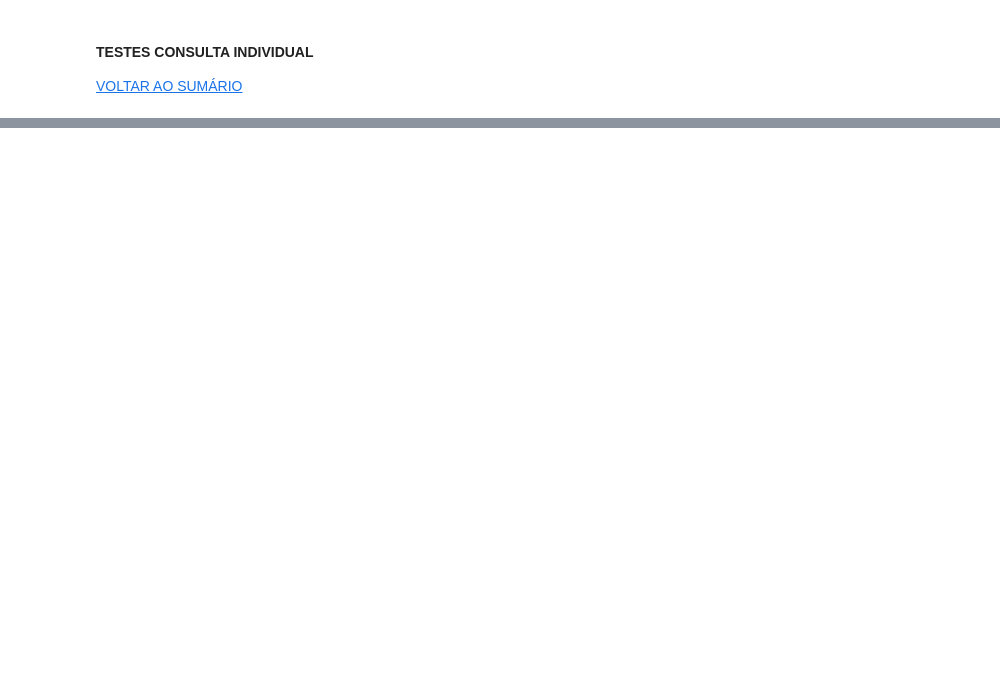
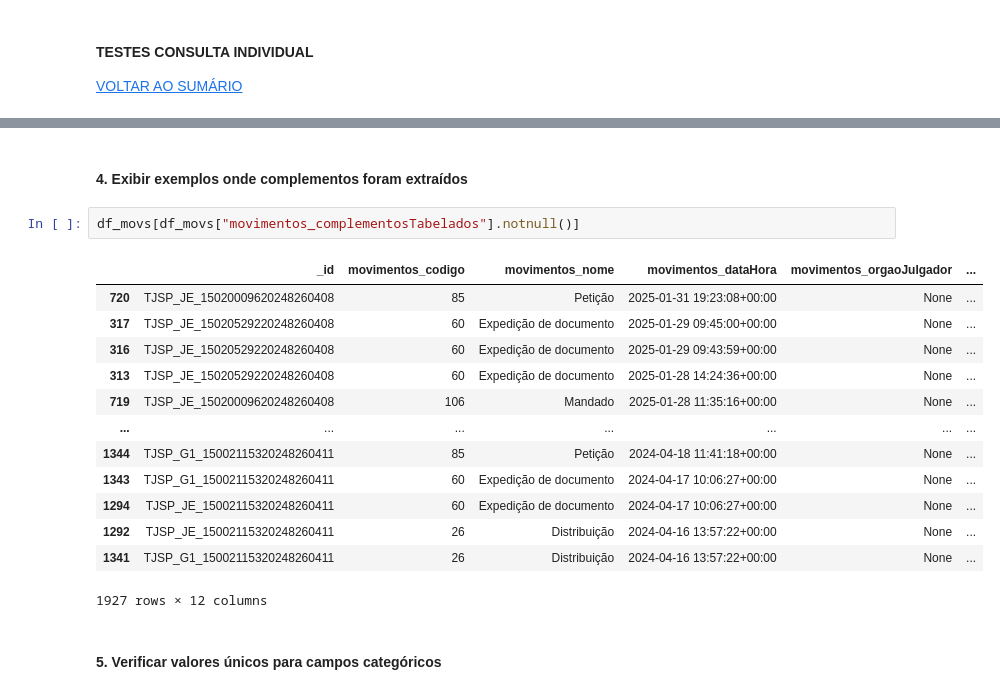
Before and after one commit to matheus-oscar/api_datajud, a Jupyter notebook: 01_api_datajud.ipynb, the cells around one changed output, grey strips where cells are left out. Cells and saved outputs as stored; diff of their text form; blank space fills up the shorter version.

```diff
--- a/01_api_datajud.ipynb
+++ b/01_api_datajud.ipynb
@@ -347,0 +550,20 @@ df = pd.DataFrame(consultar_processo('10203815120248260008'))[['dataHoraUltimaAt
+# %% [markdown]
+#### 4. Exibir exemplos onde complementos foram extraídos
+# %%
+df_movs[df_movs["movimentos_complementosTabelados"].notnull()]
+# %% [output]
+|  | _id | movimentos_codigo | movimentos_nome | movimentos_dataHora | movimentos_orgaoJulgador | ... |
+| 720 | TJSP_JE_15020009620248260408 | 85 | Petição | 2025-01-31 19:23:08+00:00 | None | ... |
+| 317 | TJSP_JE_15020529220248260408 | 60 | Expedição de documento | 2025-01-29 09:45:00+00:00 | None | ... |
+| 316 | TJSP_JE_15020529220248260408 | 60 | Expedição de documento | 2025-01-29 09:43:59+00:00 | None | ... |
+| 313 | TJSP_JE_15020529220248260408 | 60 | Expedição de documento | 2025-01-28 14:24:36+00:00 | None | ... |
+| 719 | TJSP_JE_15020009620248260408 | 106 | Mandado | 2025-01-28 11:35:16+00:00 | None | ... |
+| ... | ... | ... | ... | ... | ... | ... |
+| 1344 | TJSP_G1_15002115320248260411 | 85 | Petição | 2024-04-18 11:41:18+00:00 | None | ... |
+| 1343 | TJSP_G1_15002115320248260411 | 60 | Expedição de documento | 2024-04-17 10:06:27+00:00 | None | ... |
+| 1294 | TJSP_JE_15002115320248260411 | 60 | Expedição de documento | 2024-04-17 10:06:27+00:00 | None | ... |
+| 1292 | TJSP_JE_15002115320248260411 | 26 | Distribuição | 2024-04-16 13:57:22+00:00 | None | ... |
+| 1341 | TJSP_G1_15002115320248260411 | 26 | Distribuição | 2024-04-16 13:57:22+00:00 | None | ... |
+1927 rows × 12 columns
+# %% [markdown]
+#### 5. Verificar valores únicos para campos categóricos
```
Also changed, not shown: parts of 92 cells of this notebook, 3 other files.
